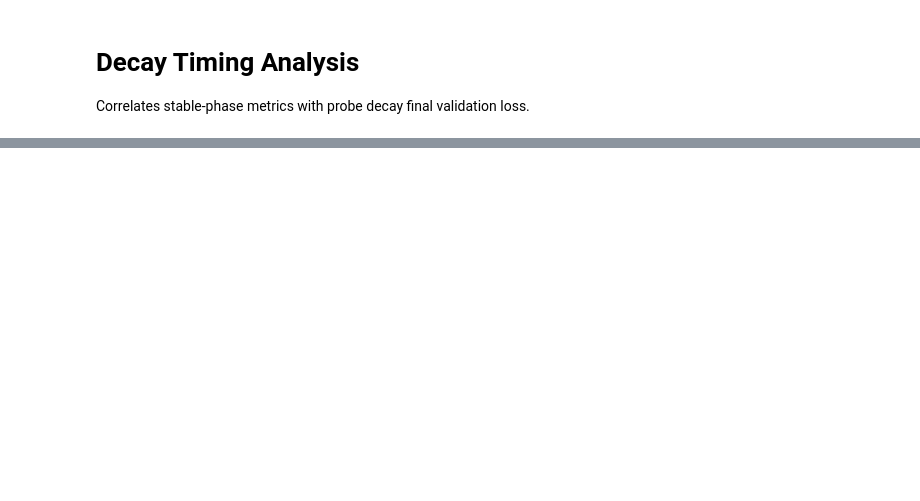
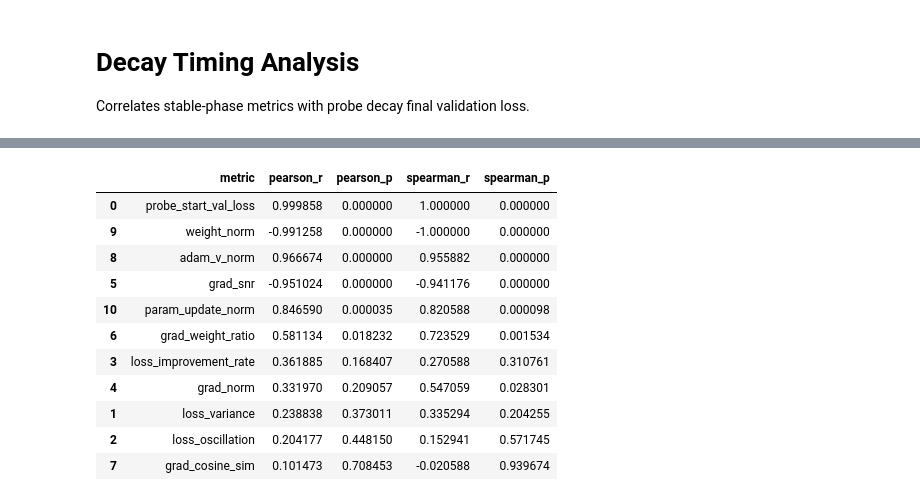
Before and after one commit to Duckymini/wsd_metric_triggered, a Jupyter notebook: notebooks/decay_analysis.ipynb, the cells around one changed output, grey strips where cells are left out. Cells and saved outputs as stored; diff of their text form; code cells hidden in the pictures; blank space fills up the shorter version.

```diff
--- a/notebooks/decay_analysis.ipynb
+++ b/notebooks/decay_analysis.ipynb
@@ -58,31 +152,44 @@ plt.show()
 # %%
-# Correlation matrix: stable-phase metrics vs probe val loss
+# Correlation matrix: stable-phase metrics vs probe final validation loss
 METRIC_COLS = [
-    "train_loss", "loss_variance", "loss_oscillation", "loss_improvement_rate",
+    "probe_start_val_loss", "loss_variance", "loss_oscillation", "loss_improvement_rate",
     "grad_norm", "grad_snr", "grad_weight_ratio", "grad_cosine_sim",
     "adam_v_norm", "weight_norm", "param_update_norm",
 ]
 
 # Keep only columns that exist
 metric_cols = [c for c in METRIC_COLS if c in sweep.columns]
 y = sweep["probe_final_val_loss"].values
 
 rows = []
 for col in metric_cols:
     x = sweep[col].values
     mask = np.isfinite(x) & np.isfinite(y)
     if mask.sum() < 3:
         continue
     pearson_r, pearson_p = stats.pearsonr(x[mask], y[mask])
     spearman_r, spearman_p = stats.spearmanr(x[mask], y[mask])
     rows.append({
         "metric": col,
         "pearson_r": pearson_r, "pearson_p": pearson_p,
         "spearman_r": spearman_r, "spearman_p": spearman_p,
     })
 
 corr_df = pd.DataFrame(rows).sort_values("pearson_r", key=abs, ascending=False)
 corr_df.style.background_gradient(subset=["pearson_r", "spearman_r"], cmap="RdBu_r", vmin=-1, vmax=1)
+# %% [output]
+|  | metric | pearson_r | pearson_p | spearman_r | spearman_p |
+| 0 | probe_start_val_loss | 0.999858 | 0.000000 | 1.000000 | 0.000000 |
+| 9 | weight_norm | -0.991258 | 0.000000 | -1.000000 | 0.000000 |
+| 8 | adam_v_norm | 0.966674 | 0.000000 | 0.955882 | 0.000000 |
+| 5 | grad_snr | -0.951024 | 0.000000 | -0.941176 | 0.000000 |
+| 10 | param_update_norm | 0.846590 | 0.000035 | 0.820588 | 0.000098 |
+| 6 | grad_weight_ratio | 0.581134 | 0.018232 | 0.723529 | 0.001534 |
+| 3 | loss_improvement_rate | 0.361885 | 0.168407 | 0.270588 | 0.310761 |
+| 4 | grad_norm | 0.331970 | 0.209057 | 0.547059 | 0.028301 |
+| 1 | loss_variance | 0.238838 | 0.373011 | 0.335294 | 0.204255 |
+| 2 | loss_oscillation | 0.204177 | 0.448150 | 0.152941 | 0.571745 |
+| 7 | grad_cosine_sim | 0.101473 | 0.708453 | -0.020588 | 0.939674 |
 # %%
 # Scatter plots: each metric vs probe final val loss
 n = len(metric_cols)
```
Also changed, not shown: parts of 6 cells of this notebook.
